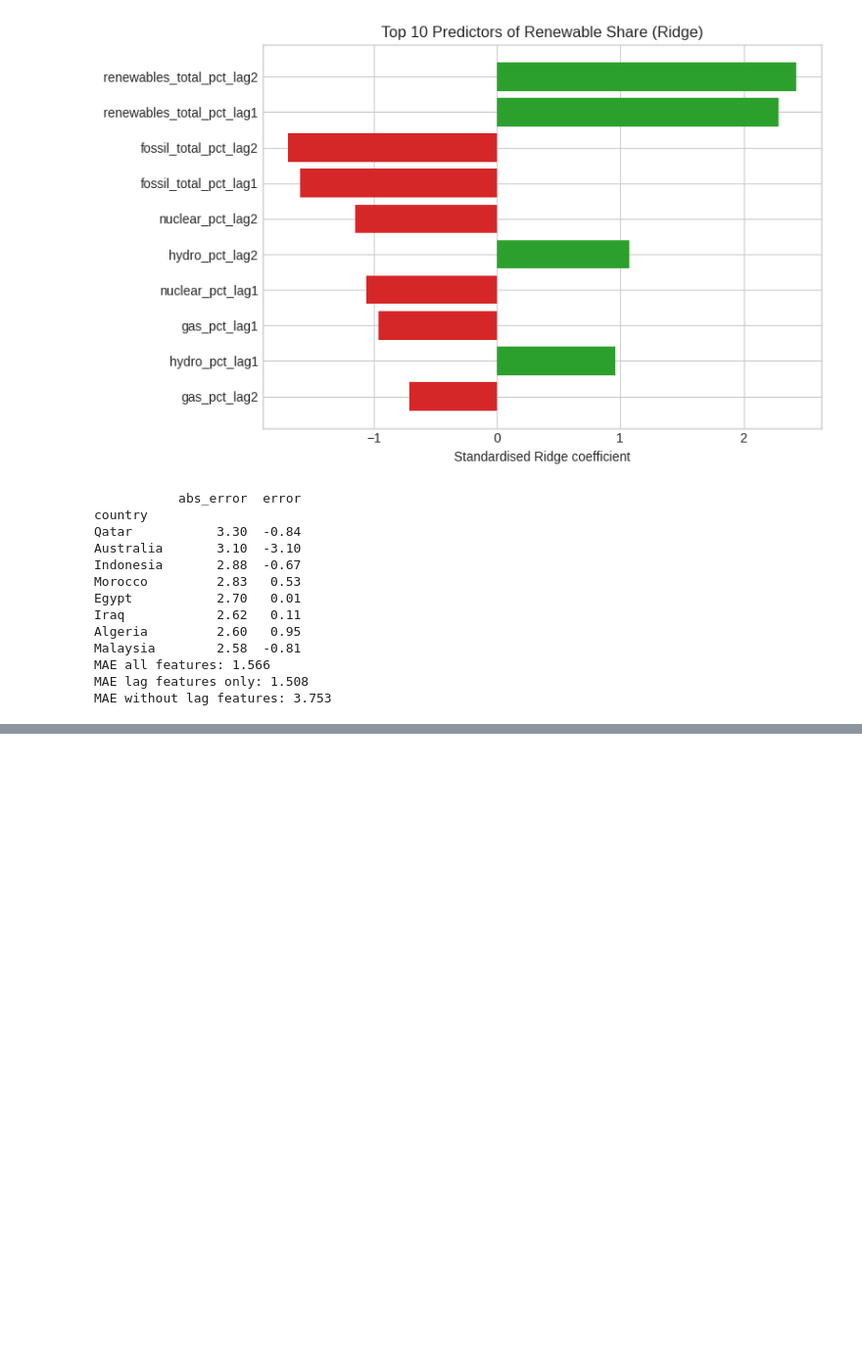
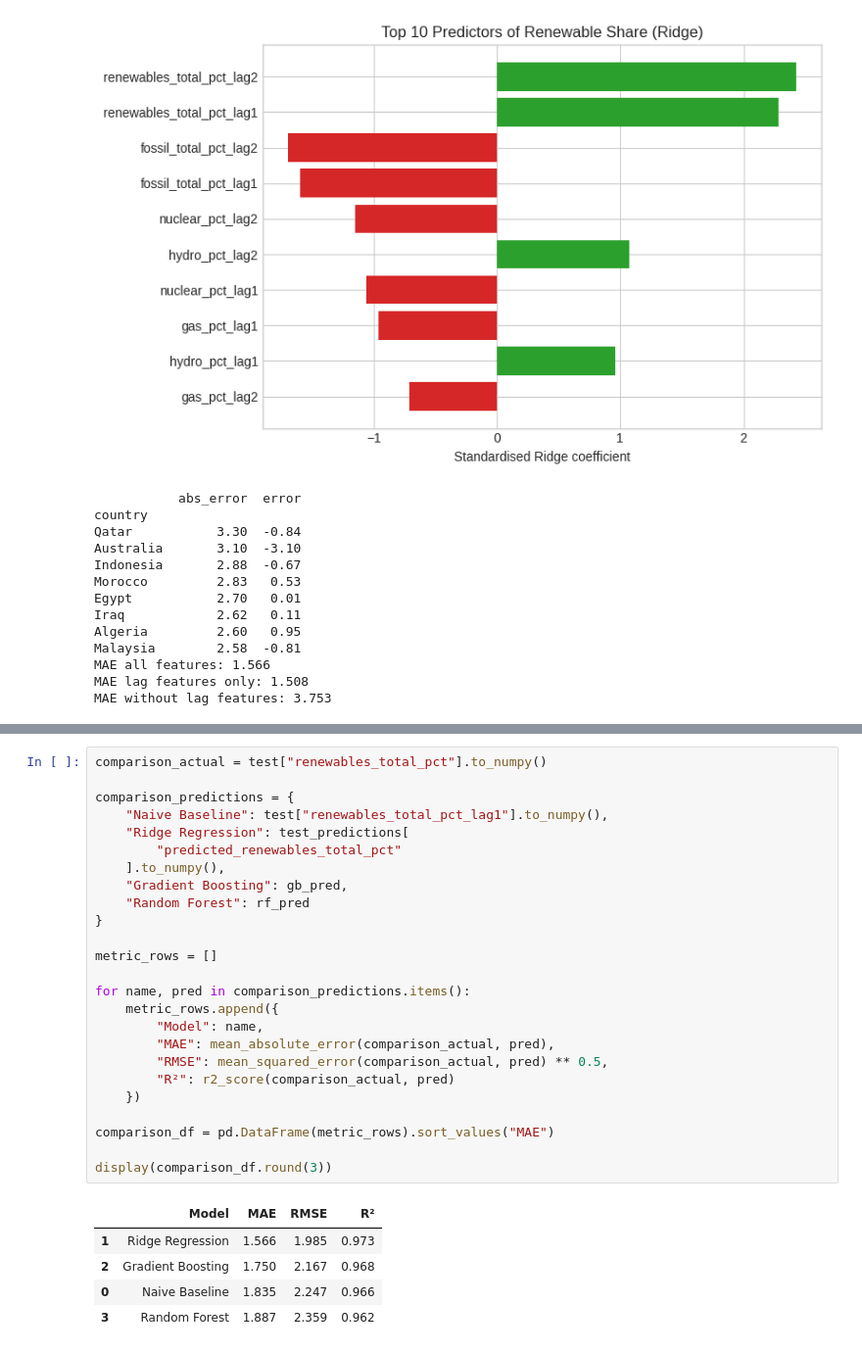
Before and after one commit to BammLNG/Data-Mining, a Jupyter notebook: Model.ipynb, the cells around one changed output, grey strips where cells are left out. Shown at 98% size. Saved outputs shown, nothing was run; the diff lists cells and outputs as text; blank space fills up the shorter version.

```diff
--- a/Model.ipynb
+++ b/Model.ipynb
@@ -223,0 +513,31 @@ MAE without lag features: 3.753
+# %%
+comparison_actual = test["renewables_total_pct"].to_numpy()
+
+comparison_predictions = {
+    "Naive Baseline": test["renewables_total_pct_lag1"].to_numpy(),
+    "Ridge Regression": test_predictions[
+        "predicted_renewables_total_pct"
+    ].to_numpy(),
+    "Gradient Boosting": gb_pred,
+    "Random Forest": rf_pred
+}
+
+metric_rows = []
+
+for name, pred in comparison_predictions.items():
+    metric_rows.append({
+        "Model": name,
+        "MAE": mean_absolute_error(comparison_actual, pred),
+        "RMSE": mean_squared_error(comparison_actual, pred) ** 0.5,
+        "R²": r2_score(comparison_actual, pred)
+    })
+
+comparison_df = pd.DataFrame(metric_rows).sort_values("MAE")
+
+display(comparison_df.round(3))
+# %% [output]
+|  | Model | MAE | RMSE | R² |
+| 1 | Ridge Regression | 1.566 | 1.985 | 0.973 |
+| 2 | Gradient Boosting | 1.750 | 2.167 | 0.968 |
+| 0 | Naive Baseline | 1.835 | 2.247 | 0.966 |
+| 3 | Random Forest | 1.887 | 2.359 | 0.962 |
```
Also changed, not shown: parts of 13 cells of this notebook.
